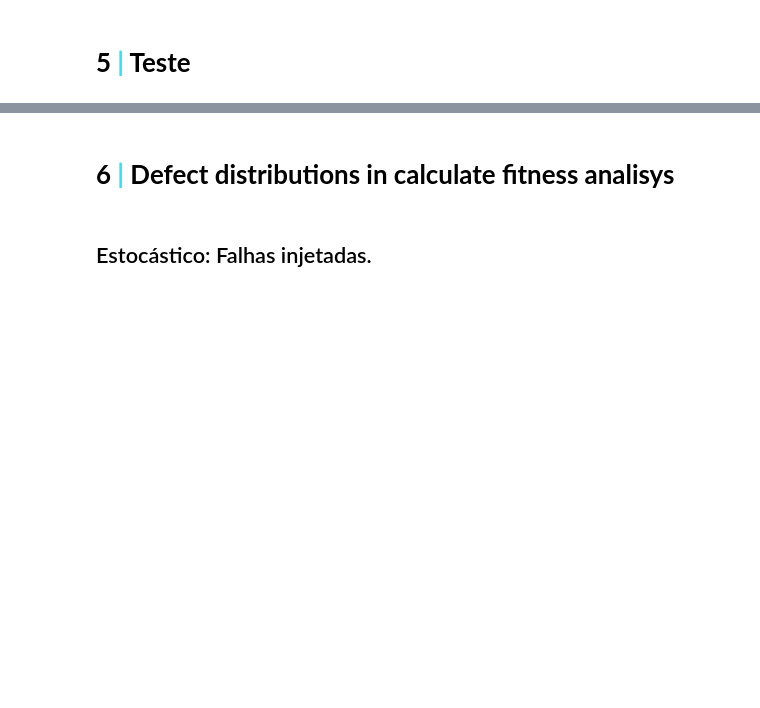
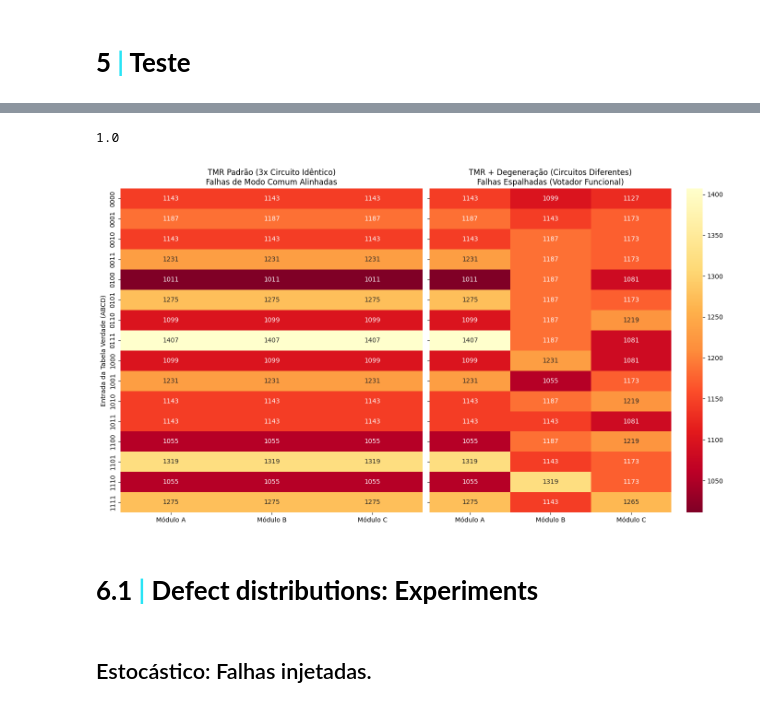
Before and after one commit to HumbertoTavora/Logic-Circuits-Evolution, a Jupyter notebook: Logic_Circuits_Evolution.ipynb, the cells around one changed output, grey strips where cells are left out. Drawn from its saved outputs; the diff is of its cells as text; code cells hidden in the pictures; blank space fills up the shorter version.

```diff
--- a/Logic_Circuits_Evolution.ipynb
+++ b/Logic_Circuits_Evolution.ipynb
@@ -1194,5 +1433,82 @@ PG Collection IDs: 4PG9, 4PG9, 4PG9
+# %%
+nGenes = 60
+nOutputs = [1]
+nInputs = 4
+logicFunctions = [genoma.gpiNand]
+
+genoma = Genoma(nGenes,nInputs,nOutputs)
+
+genoma1 = Genoma(nGenes,nInputs,nOutputs)
+genoma1.setGenotipo(PG_collection["4PG9"])
+
+genoma2 = Genoma(nGenes,nInputs,nOutputs)
+genoma2.setGenotipo(PG_collection["4PG9"])
+
+genoma3 = Genoma(nGenes,nInputs,nOutputs)
+genoma3.setGenotipo(PG_collection["4PG9"])
+
+
+genomas = [genoma1, genoma2, genoma3]
+genoma.calculateFitnessClusterInjectionRedundant(logicFunctions, genomas)
+
+genoma.fitness
+# %% [output]
+1.0
+# %%
+import matplotlib.pyplot as plt
+import seaborn as sns
+import numpy as np
+
+def analisar_robustez_tmr(dados_circuitos):
+    """
+    Gera uma visualização comparativa de robustez entre TMR Padrão e TMR Degenerado.
+    Entrada: Lista de 3 listas de tuplas [(id, [entradas], acertos), ...]
+    """
+    # 1. Extração dos dados de acertos (o terceiro elemento de cada tupla)
+    c1 = [t[2] for t in dados_circuitos[0]]
+    c2 = [t[2] for t in dados_circuitos[1]]
+    c3 = [t[2] for t in dados_circuitos[2]]
+
+    # Labels para o eixo Y (combinações da tabela verdade de 0 a 15)
+    labels_y = [f"{i:04b}" for i in range(16)]
+    labels_x = ['Módulo A', 'Módulo B', 'Módulo C']
+
+    # 2. Preparação das Matrizes
+    # TMR Padrão: Usa o primeiro circuito 3 vezes
+    matriz_padrao = np.array([c1, c1, c1]).T
+
+    # TMR Degenerado: Usa os três circuitos diferentes
+    matriz_degenerada = np.array([c1, c2, c3]).T
+
+    # 3. Configuração do Plot
+    fig, (ax1, ax2) = plt.subplots(1, 2, figsize=(14, 8), sharey=True)
+
+    # Mapa de Calor - TMR Padrão
+    sns.heatmap(matriz_padrao, annot=True, fmt="d", cmap="YlOrRd_r",
+                xticklabels=labels_x, yticklabels=labels_y, ax=ax1, cbar=False)
+    ax1.set_title('TMR Padrão (3x Circuito Idêntico)\nFalhas de Modo Comum Alinhadas', fontsize=12)
+    ax1.set_ylabel('Entrada da Tabela Verdade (ABCD)')
+
+    # Mapa de Calor - TMR Degenerado
+    sns.heatmap(matriz_degenerada, annot=True, fmt="d", cmap="YlOrRd_r",
+                xticklabels=labels_x, yticklabels=labels_y, ax=ax2)
+    ax2.set_title('TMR + Degeneração (Circuitos Diferentes)\nFalhas Espalhadas (Votador Funcional)', fontsize=12)
+
+    plt.tight_layout()
+    plt.show()
+
+# Exemplo de uso com os seus dados:
+dados = [
+    [(1, [0, 0, 0, 0], 1143), (2, [0, 0, 0, 1], 1187), (3, [0, 0, 1, 0], 1143), (4, [0, 0, 1, 1], 1231), (5, [0, 1, 0, 0], 1011), (6, [0, 1, 0, 1], 1275), (7, [0, 1, 1, 0], 1099), (8, [0, 1, 1, 1], 1407), (9, [1, 0, 0, 0], 1099), (10, [1, 0, 0, 1], 1231), (11, [1, 0, 1, 0], 1143), (12, [1, 0, 1, 1], 1143), (13, [1, 1, 0, 0], 1055), (14, [1, 1, 0, 1], 1319), (15, [1, 1, 1, 0], 1055), (16, [1, 1, 1, 1], 1275)],
+    [(1, [0, 0, 0, 0], 1099), (2, [0, 0, 0, 1], 1143), (3, [0, 0, 1, 0], 1187), (4, [0, 0, 1, 1], 1187), (5, [0, 1, 0, 0], 1187), (6, [0, 1, 0, 1], 1187), (7, [0, 1, 1, 0], 1187), (8, [0, 1, 1, 1], 1187), (9, [1, 0, 0, 0], 1231), (10, [1, 0, 0, 1], 1055), (11, [1, 0, 1, 0], 1187), (12, [1, 0, 1, 1], 1143), (13, [1, 1, 0, 0], 1187), (14, [1, 1, 0, 1], 1143), (15, [1, 1, 1, 0], 1319), (16, [1, 1, 1, 1], 1143)],
+    [(1, [0, 0, 0, 0], 1127), (2, [0, 0, 0, 1], 1173), (3, [0, 0, 1, 0], 1173), (4, [0, 0, 1, 1], 1173), (5, [0, 1, 0, 0], 1081), (6, [0, 1, 0, 1], 1173), (7, [0, 1, 1, 0], 1219), (8, [0, 1, 1, 1], 1081), (9, [1, 0, 0, 0], 1081), (10, [1, 0, 0, 1], 1173), (11, [1, 0, 1, 0], 1219), (12, [1, 0, 1, 1], 1081), (13, [1, 1, 0, 0], 1219), (14, [1, 1, 0, 1], 1173), (15, [1, 1, 1, 0], 1173), (16, [1, 1, 1, 1], 1265)]
+]
+
+analisar_robustez_tmr(dados)
+# %% [output]
+[figure, added]
 # %% [markdown]
-# <b>6 <span style='color:#2ae4f5'>|</span> Defect distributions in calculate fitness analisys </b>
+# <b>6.1 <span style='color:#2ae4f5'>|</span> Defect distributions: Experiments </b>
 # %% [markdown]
 ## Estocástico: Falhas injetadas.
 # %%
```
Also changed, not shown: parts of 36 cells of this notebook, 15 other files.
